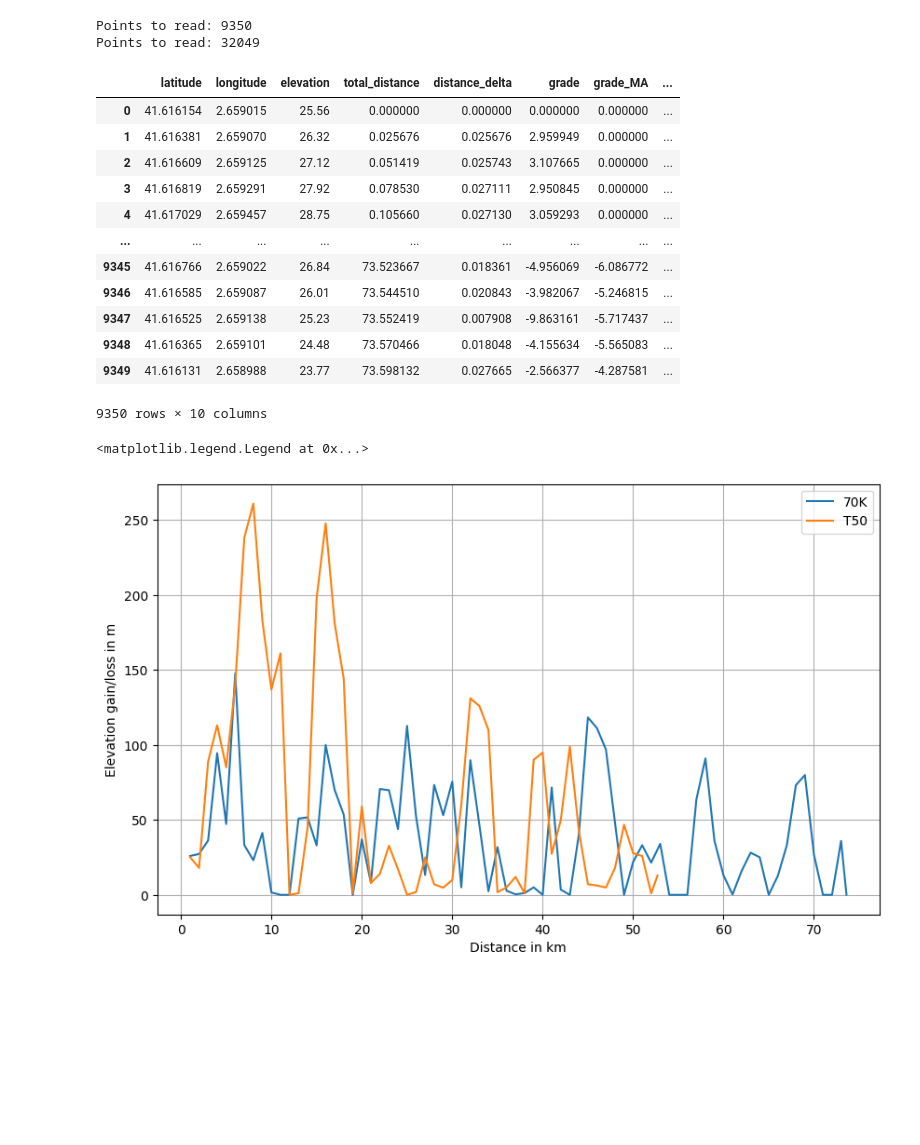
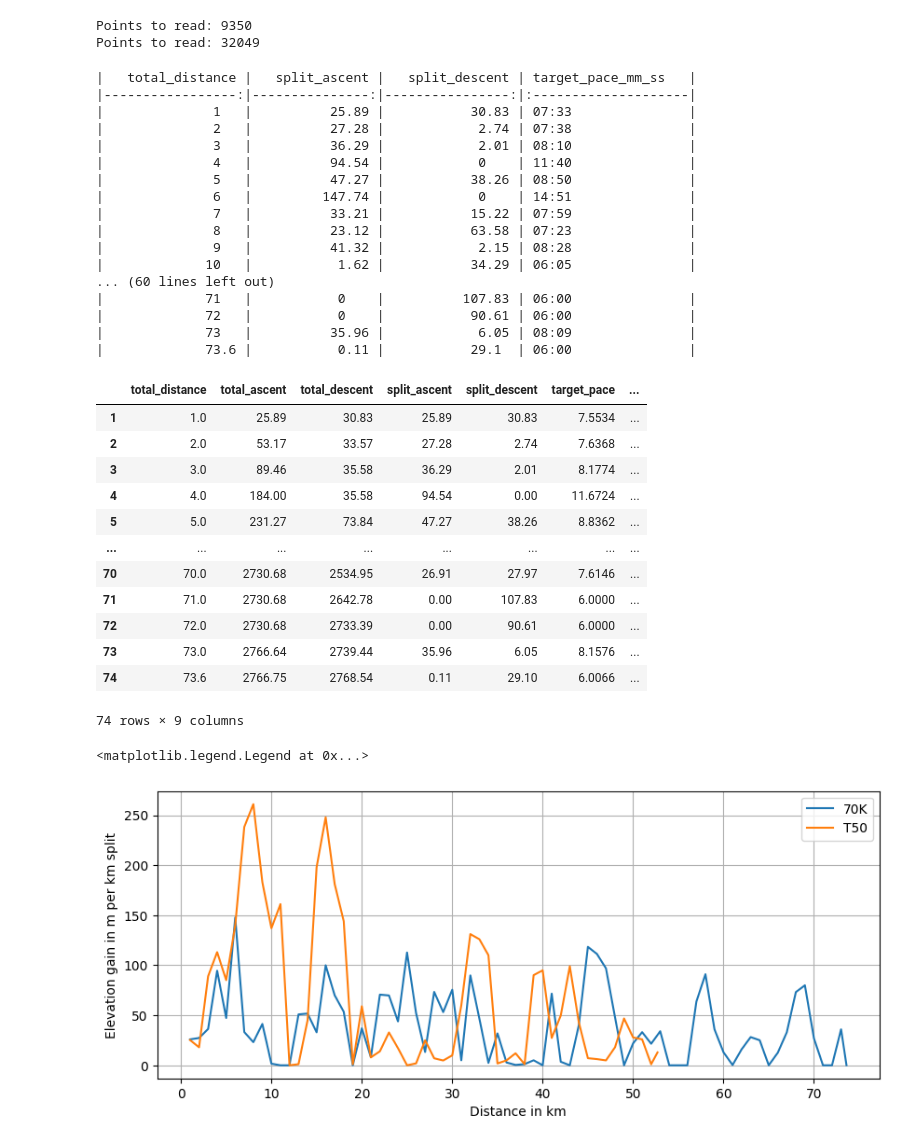
Before and after one commit to nrbkr/gpx_parsing_and_processing, a Jupyter notebook: main.ipynb, the cells around one changed output. Cells and saved outputs as stored; diff of their text form; code cells hidden in the pictures; blank space fills up the shorter version.

Commit message:
more plots added

```diff
--- a/main.ipynb
+++ b/main.ipynb
@@ -130,34 +130,59 @@ df_full_T50 = gpx_to_dataframe('gpx_files/Transylvania_50k.gpx')
 Points to read: 9350
 Points to read: 32049
 # %%
-df_full_70k
+cols = ['total_distance','split_ascent','split_descent','target_pace_mm_ss']
+
+print(df_splits_70k[cols].to_markdown(index=False))
+#for i in range(len(df_splits_70k[cols])):
+    #df_splits_70k[cols].iloc[i]
 # %% [output]
-|  | latitude | longitude | elevation | total_distance | distance_delta | grade | grade_MA | ... |
-| 0 | 41.616154 | 2.659015 | 25.56 | 0.000000 | 0.000000 | 0.000000 | 0.000000 | ... |
-| 1 | 41.616381 | 2.659070 | 26.32 | 0.025676 | 0.025676 | 2.959949 | 0.000000 | ... |
-| 2 | 41.616609 | 2.659125 | 27.12 | 0.051419 | 0.025743 | 3.107665 | 0.000000 | ... |
-| 3 | 41.616819 | 2.659291 | 27.92 | 0.078530 | 0.027111 | 2.950845 | 0.000000 | ... |
-| 4 | 41.617029 | 2.659457 | 28.75 | 0.105660 | 0.027130 | 3.059293 | 0.000000 | ... |
-| ... | ... | ... | ... | ... | ... | ... | ... | ... |
-| 9345 | 41.616766 | 2.659022 | 26.84 | 73.523667 | 0.018361 | -4.956069 | -6.086772 | ... |
-| 9346 | 41.616585 | 2.659087 | 26.01 | 73.544510 | 0.020843 | -3.982067 | -5.246815 | ... |
-| 9347 | 41.616525 | 2.659138 | 25.23 | 73.552419 | 0.007908 | -9.863161 | -5.717437 | ... |
-| 9348 | 41.616365 | 2.659101 | 24.48 | 73.570466 | 0.018048 | -4.155634 | -5.565083 | ... |
-| 9349 | 41.616131 | 2.658988 | 23.77 | 73.598132 | 0.027665 | -2.566377 | -4.287581 | ... |
-9350 rows × 10 columns
+|   total_distance |   split_ascent |   split_descent | target_pace_mm_ss   |
+|-----------------:|---------------:|----------------:|:--------------------|
+|              1   |          25.89 |           30.83 | 07:33               |
+|              2   |          27.28 |            2.74 | 07:38               |
+|              3   |          36.29 |            2.01 | 08:10               |
+|              4   |          94.54 |            0    | 11:40               |
+|              5   |          47.27 |           38.26 | 08:50               |
+|              6   |         147.74 |            0    | 14:51               |
+|              7   |          33.21 |           15.22 | 07:59               |
+|              8   |          23.12 |           63.58 | 07:23               |
+|              9   |          41.32 |            2.15 | 08:28               |
+|             10   |           1.62 |           34.29 | 06:05               |
+... (60 lines left out)
+|             71   |           0    |          107.83 | 06:00               |
+|             72   |           0    |           90.61 | 06:00               |
+|             73   |          35.96 |            6.05 | 08:09               |
+|             73.6 |           0.11 |           29.1  | 06:00               |
 # %%
-df_splits_70k = full_df_to_km_splits(df_full_70k, 6)
-df_splits_T50 = full_df_to_km_splits(df_full_T50, 6)
+target_GAP = 6 # min/km
+df_splits_70k = full_df_to_km_splits(df_full_70k, target_GAP)
+df_splits_T50 = full_df_to_km_splits(df_full_T50, target_GAP)
+# %%
+df_splits_70k
+# %% [output]
+|  | total_distance | total_ascent | total_descent | split_ascent | split_descent | target_pace | ... |
+| 1 | 1.0 | 25.89 | 30.83 | 25.89 | 30.83 | 7.5534 | ... |
+| 2 | 2.0 | 53.17 | 33.57 | 27.28 | 2.74 | 7.6368 | ... |
+| 3 | 3.0 | 89.46 | 35.58 | 36.29 | 2.01 | 8.1774 | ... |
+| 4 | 4.0 | 184.00 | 35.58 | 94.54 | 0.00 | 11.6724 | ... |
+| 5 | 5.0 | 231.27 | 73.84 | 47.27 | 38.26 | 8.8362 | ... |
+| ... | ... | ... | ... | ... | ... | ... | ... |
+| 70 | 70.0 | 2730.68 | 2534.95 | 26.91 | 27.97 | 7.6146 | ... |
+| 71 | 71.0 | 2730.68 | 2642.78 | 0.00 | 107.83 | 6.0000 | ... |
+| 72 | 72.0 | 2730.68 | 2733.39 | 0.00 | 90.61 | 6.0000 | ... |
+| 73 | 73.0 | 2766.64 | 2739.44 | 35.96 | 6.05 | 8.1576 | ... |
+| 74 | 73.6 | 2766.75 | 2768.54 | 0.11 | 29.10 | 6.0066 | ... |
+74 rows × 9 columns
 # %%
 import matplotlib.pyplot as plt
-plt.figure(figsize=(10,6))
+plt.figure(figsize=(10,4))
 plt.plot(df_splits_70k.total_distance, df_splits_70k.split_ascent)
 plt.plot(df_splits_T50.total_distance, df_splits_T50.split_ascent)
 plt.grid(True)
 plt.xlabel('Distance in km')
-plt.ylabel('Elevation gain/loss in m')
+plt.ylabel('Elevation gain in m per km split')
 plt.legend(['70K','T50'])
 # %% [output]
 <matplotlib.legend.Legend at 0x...>
-[figure, old version]
+[figure, new version]
 # %%
```
Also changed, not shown: parts of 4 cells of this notebook.
